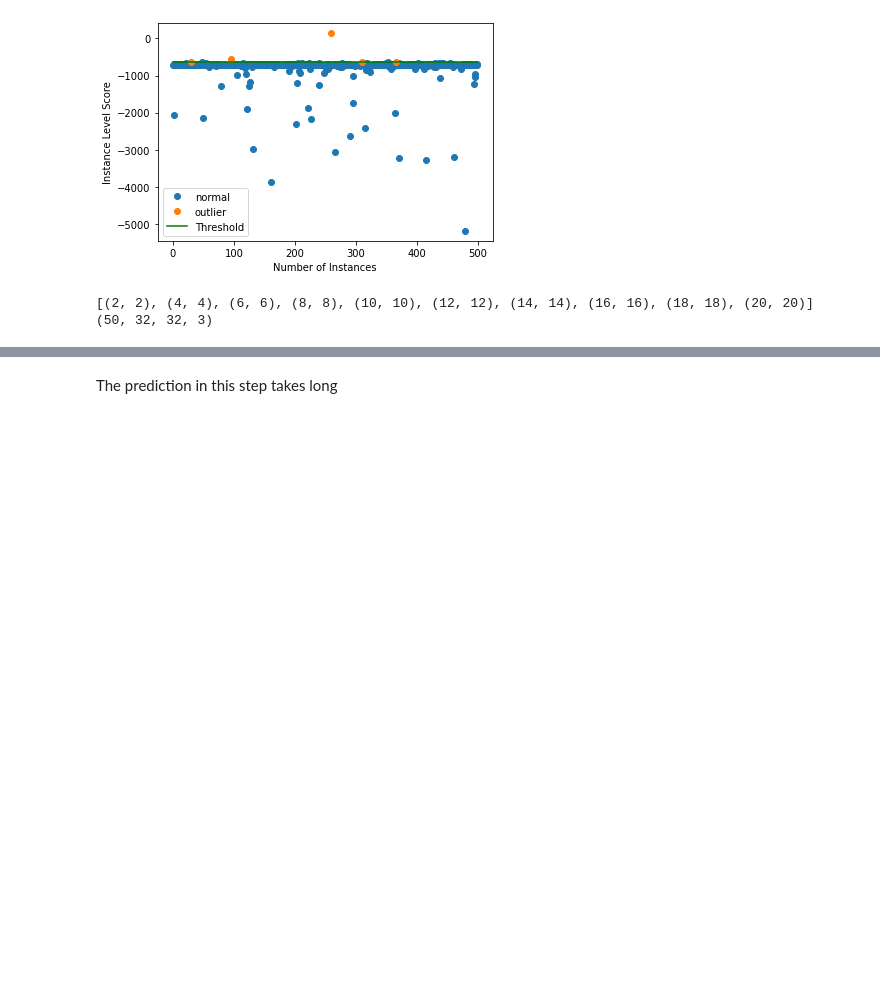
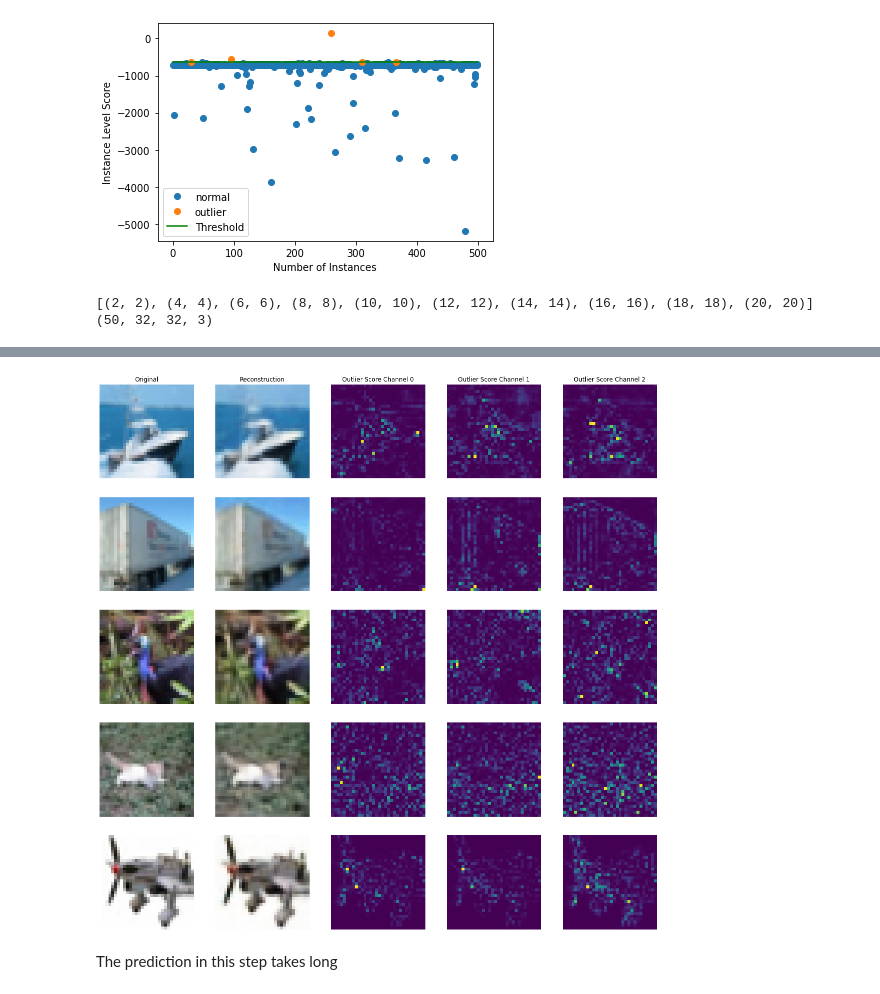
Before and after one commit to olliwho/outlier_detection, a Jupyter notebook: IaVU_Experiments.ipynb, the cells around one changed output, grey strips where cells are left out. Cells and saved outputs as stored; diff of their text form; code cells hidden in the pictures; blank space fills up the shorter version.

```diff
--- a/IaVU_Experiments.ipynb
+++ b/IaVU_Experiments.ipynb
@@ -306,3 +316,11 @@ print(X_orig.shape)
+# %%
+X_recon = od_v.vae(X).numpy()
+viz.plot_feature_outlier_image(od_v_preds,
+                           X,
+                           X_recon=X_recon,
+                           instance_ids=[8, 15, 24, 39, 49])
+# %% [output]
+[figure, added]
 # %% [markdown]
 The prediction in this step takes long
 # %%
```
Also changed, not shown: parts of 10 cells of this notebook.
